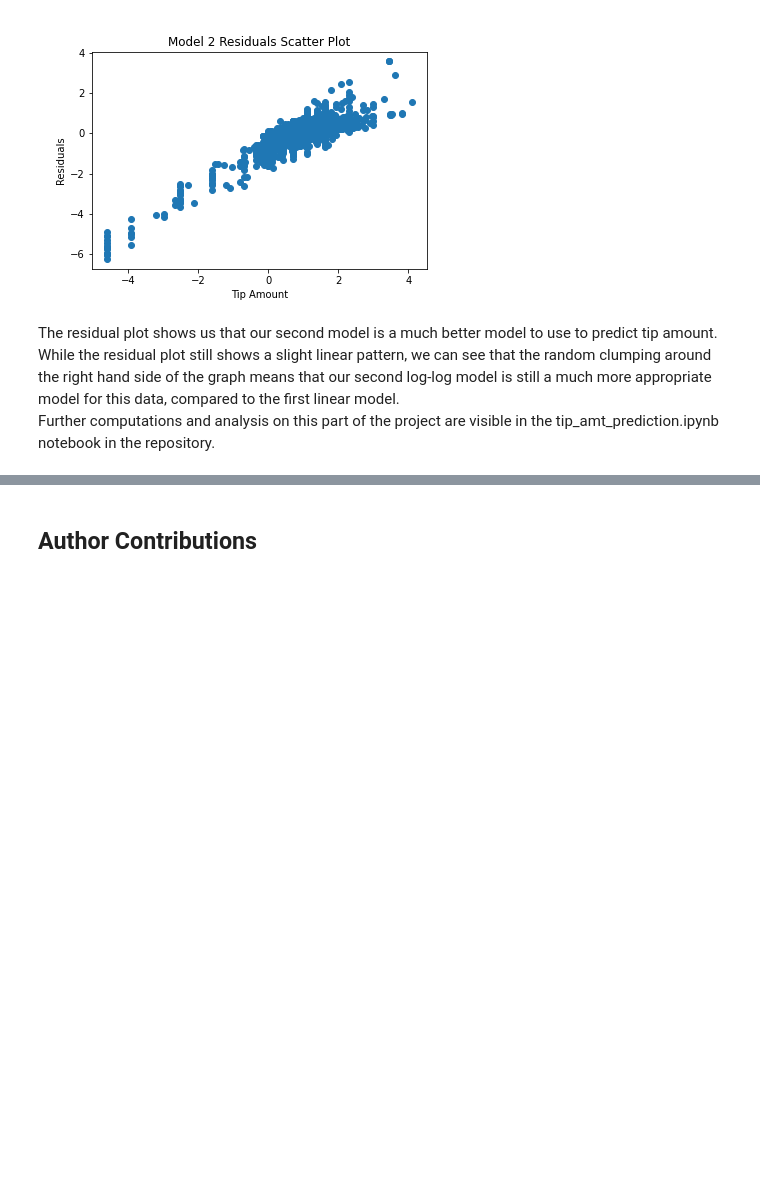
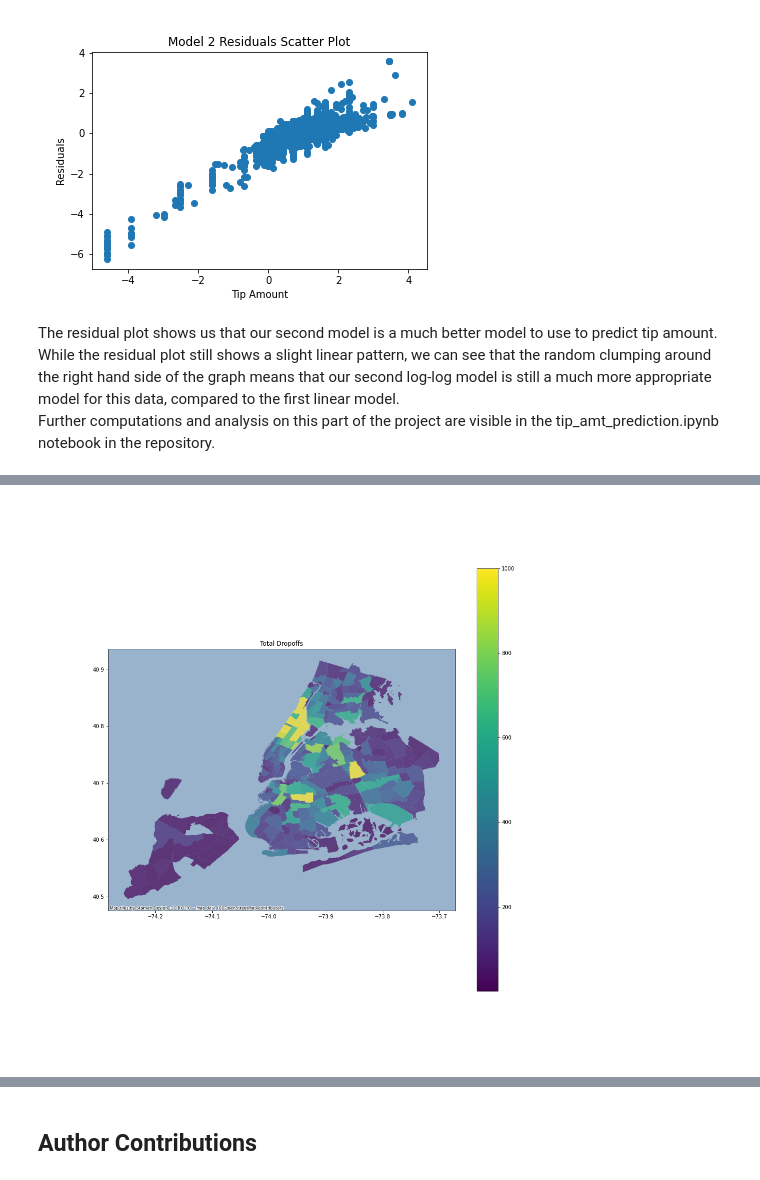
Before and after one commit to UCB-stat-159-s22/hw07-group16, a Jupyter notebook: main.ipynb, the cells around one changed output, grey strips where cells are left out. Cells and saved outputs as stored; diff of their text form; code cells hidden in the pictures; blank space fills up the shorter version.

```diff
--- a/main.ipynb
+++ b/main.ipynb
@@ -132,0 +139,4 @@ Further computations and analysis on this part of the project are visible in the
+# %%
+Image('figures/dropoffs_by_location.png')
+# %% [output]
+[figure, added]
```
Also changed, not shown: parts of 7 cells of this notebook, 2 other files.
